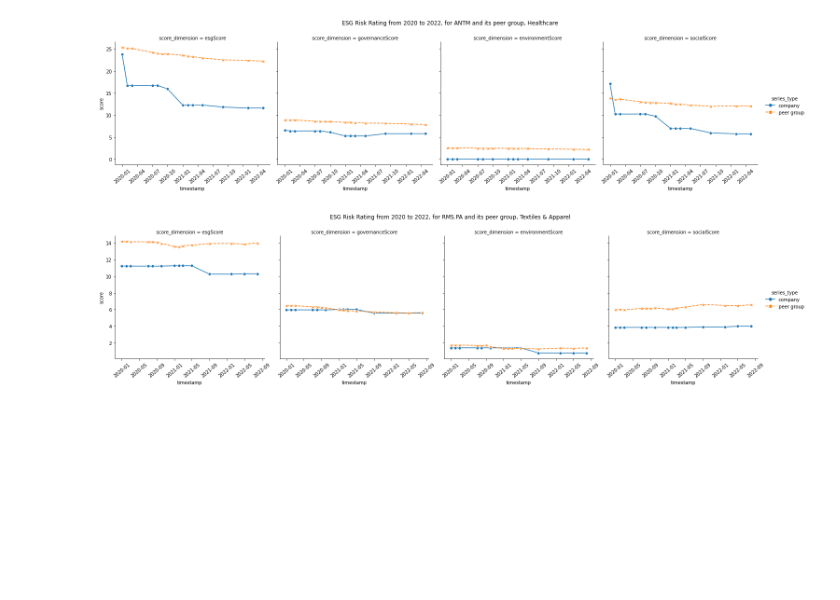
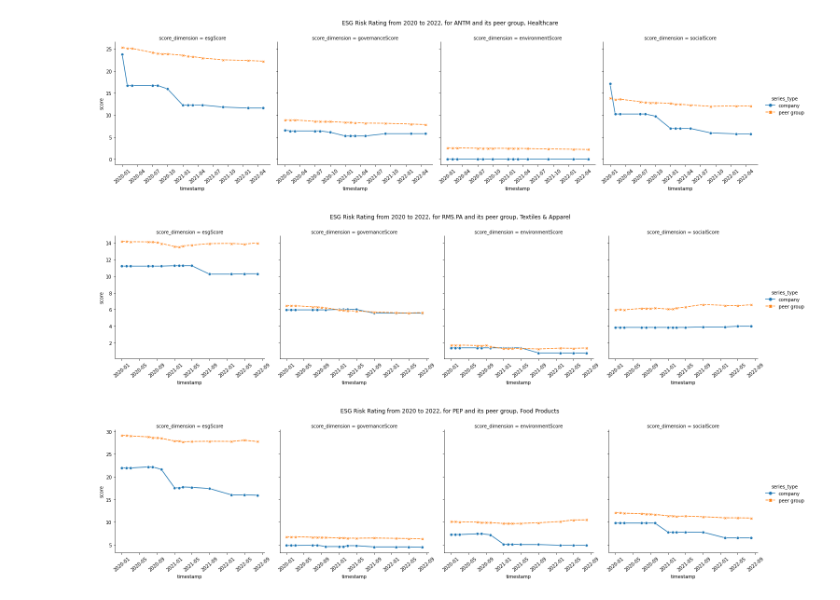
Before and after one commit to tze-min/esg-score-benchmarking, a Jupyter notebook: 02 EDA.ipynb, the cells around one changed output. Cells and saved outputs as stored; diff of their text form; code cells hidden in the pictures; blank space fills up the shorter version.

```diff
--- a/02 EDA.ipynb
+++ b/02 EDA.ipynb
@@ -264,3 +265,7 @@ plot_esgratings("ANTM")
 plot_esgratings("RMS.PA")
 # %% [output]
 [figure]
+# %%
+plot_esgratings("PEP")
+# %% [output]
+[figure, added]
```
Also changed, not shown: parts of 7 cells of this notebook, 3 other files.
